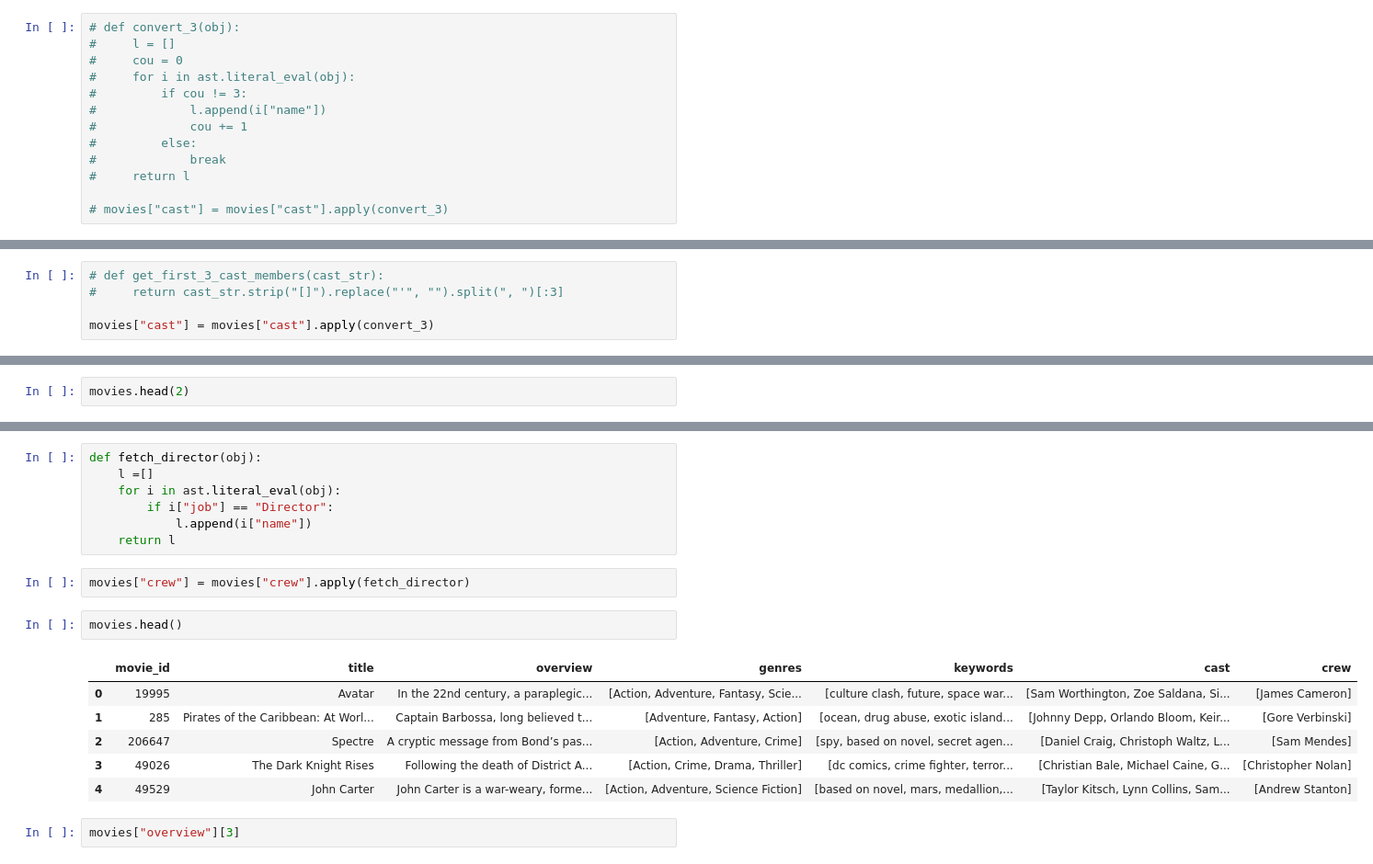
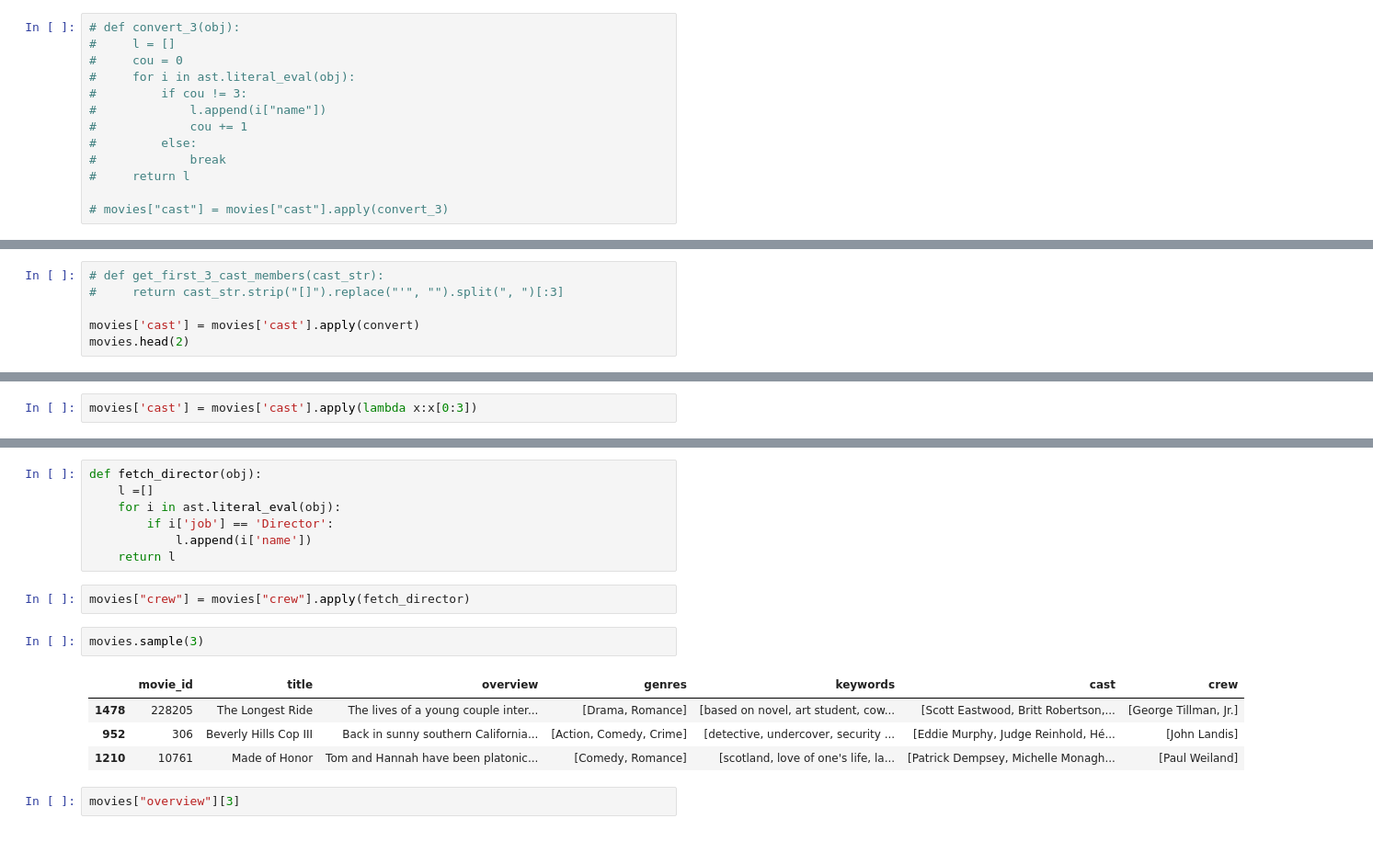
Before and after one commit to as-repo1/movie-recommendation-system, a Jupyter notebook: old.ipynb, the cells around one changed output, grey strips where cells are left out. Shown: that part at 92% size. Drawn from its saved outputs; the diff is of its cells as text.

```diff
--- a/movie_recommender_system.ipynb
+++ b/old.ipynb
@@ -173,4 +182,5 @@ def convert_3(obj):
 # def get_first_3_cast_members(cast_str):
 #     return cast_str.strip("[]").replace("'", "").split(", ")[:3]
 
-movies["cast"] = movies["cast"].apply(convert_3)
+movies['cast'] = movies['cast'].apply(convert)
+movies.head(2)
@@ -177,2 +191,2 @@ movies["cast"] = movies["cast"].apply(convert_3)
 # %%
-movies.head(2)
+movies['cast'] = movies['cast'].apply(lambda x:x[0:3])
@@ -184,20 +194,18 @@ movies.head(2)
 def fetch_director(obj):
     l =[]
     for i in ast.literal_eval(obj):
-        if i["job"] == "Director":
-            l.append(i["name"])
+        if i['job'] == 'Director':
+            l.append(i['name'])
     return l
 # %%
 movies["crew"] = movies["crew"].apply(fetch_director)
 # %%
-movies.head()
+movies.sample(3)
 # %% [output]
 |  | movie_id | title | overview | genres | keywords | cast | crew |
-| 0 | 19995 | Avatar | In the 22nd century, a paraplegic... | [Action, Adventure, Fantasy, Scie... | [culture clash, future, space war... | [Sam Worthington, Zoe Saldana, Si... | [James Cameron] |
-| 1 | 285 | Pirates of the Caribbean: At Worl... | Captain Barbossa, long believed t... | [Adventure, Fantasy, Action] | [ocean, drug abuse, exotic island... | [Johnny Depp, Orlando Bloom, Keir... | [Gore Verbinski] |
-| 2 | 206647 | Spectre | A cryptic message from Bond’s pas... | [Action, Adventure, Crime] | [spy, based on novel, secret agen... | [Daniel Craig, Christoph Waltz, L... | [Sam Mendes] |
-| 3 | 49026 | The Dark Knight Rises | Following the death of District A... | [Action, Crime, Drama, Thriller] | [dc comics, crime fighter, terror... | [Christian Bale, Michael Caine, G... | [Christopher Nolan] |
-| 4 | 49529 | John Carter | John Carter is a war-weary, forme... | [Action, Adventure, Science Fiction] | [based on novel, mars, medallion,... | [Taylor Kitsch, Lynn Collins, Sam... | [Andrew Stanton] |
+| 1478 | 228205 | The Longest Ride | The lives of a young couple inter... | [Drama, Romance] | [based on novel, art student, cow... | [Scott Eastwood, Britt Robertson,... | [George Tillman, Jr.] |
+| 952 | 306 | Beverly Hills Cop III | Back in sunny southern California... | [Action, Comedy, Crime] | [detective, undercover, security ... | [Eddie Murphy, Judge Reinhold, Hé... | [John Landis] |
+| 1210 | 10761 | Made of Honor | Tom and Hannah have been platonic... | [Comedy, Romance] | [scotland, love of one's life, la... | [Patrick Dempsey, Michelle Monagh... | [Paul Weiland] |
 # %%
 movies["overview"][3]
 # %% [output]
```
Also changed, not shown: parts of 9 cells of this notebook, 4 other files.
